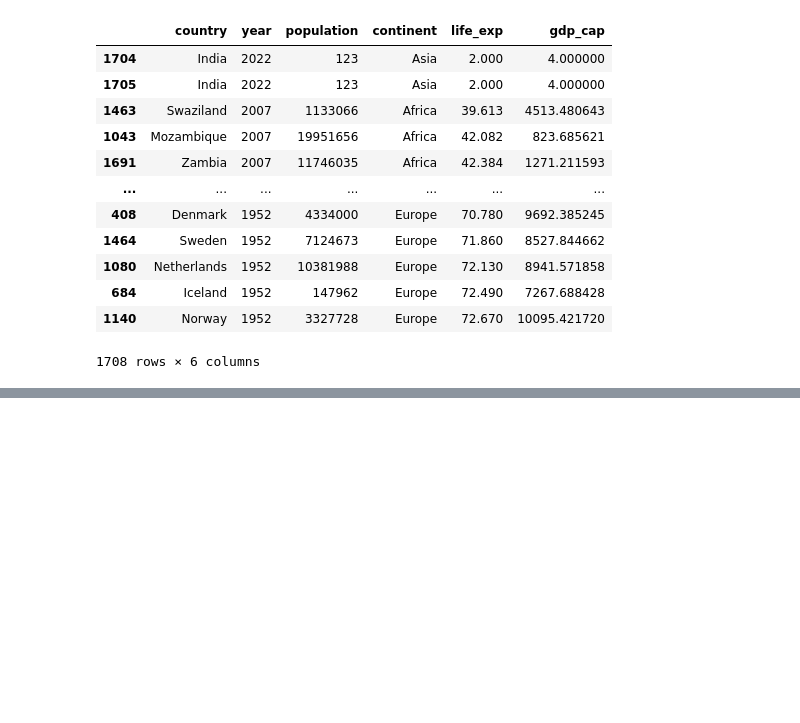
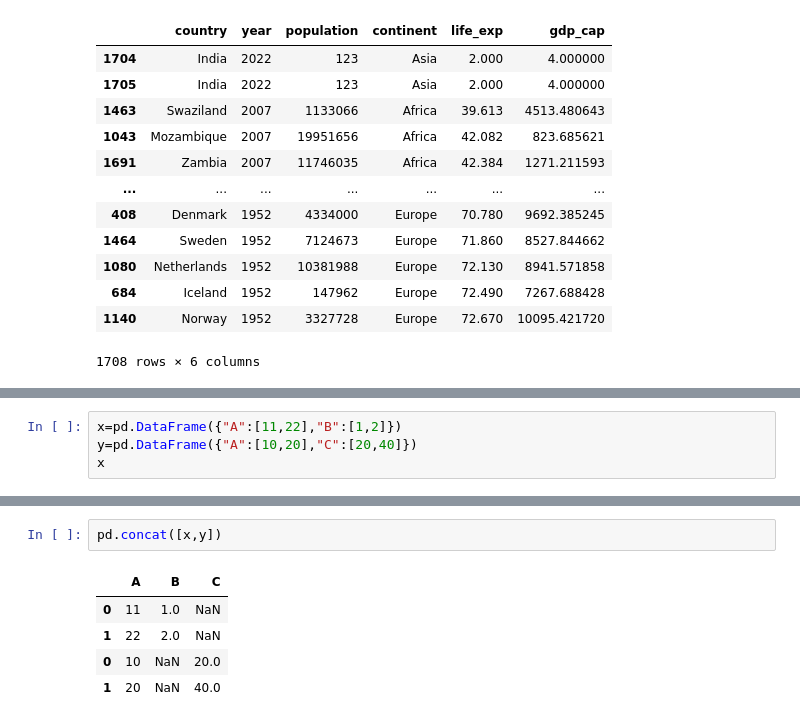
Before and after one commit to jeeet0700/Revision, a Jupyter notebook: Pandas revision.ipynb, the cells around one changed output, grey strips where cells are left out. Cells and saved outputs as stored; diff of their text form; blank space fills up the shorter version.

```diff
--- a/Pandas revision.ipynb
+++ b/Pandas revision.ipynb
@@ -1102,0 +1119,4 @@ df.sort_values(["year","life_exp"],ascending=[False,True])
+# %%
+x=pd.DataFrame({"A":[11,22],"B":[1,2]})
+y=pd.DataFrame({"A":[10,20],"C":[20,40]})
+x
@@ -1102,0 +1133,8 @@ df.sort_values(["year","life_exp"],ascending=[False,True])
+# %%
+pd.concat([x,y])
+# %% [output]
+|  | A | B | C |
+| 0 | 11 | 1.0 | NaN |
+| 1 | 22 | 2.0 | NaN |
+| 0 | 10 | NaN | 20.0 |
+| 1 | 20 | NaN | 40.0 |
```
Also changed, not shown: parts of 16 cells of this notebook.
